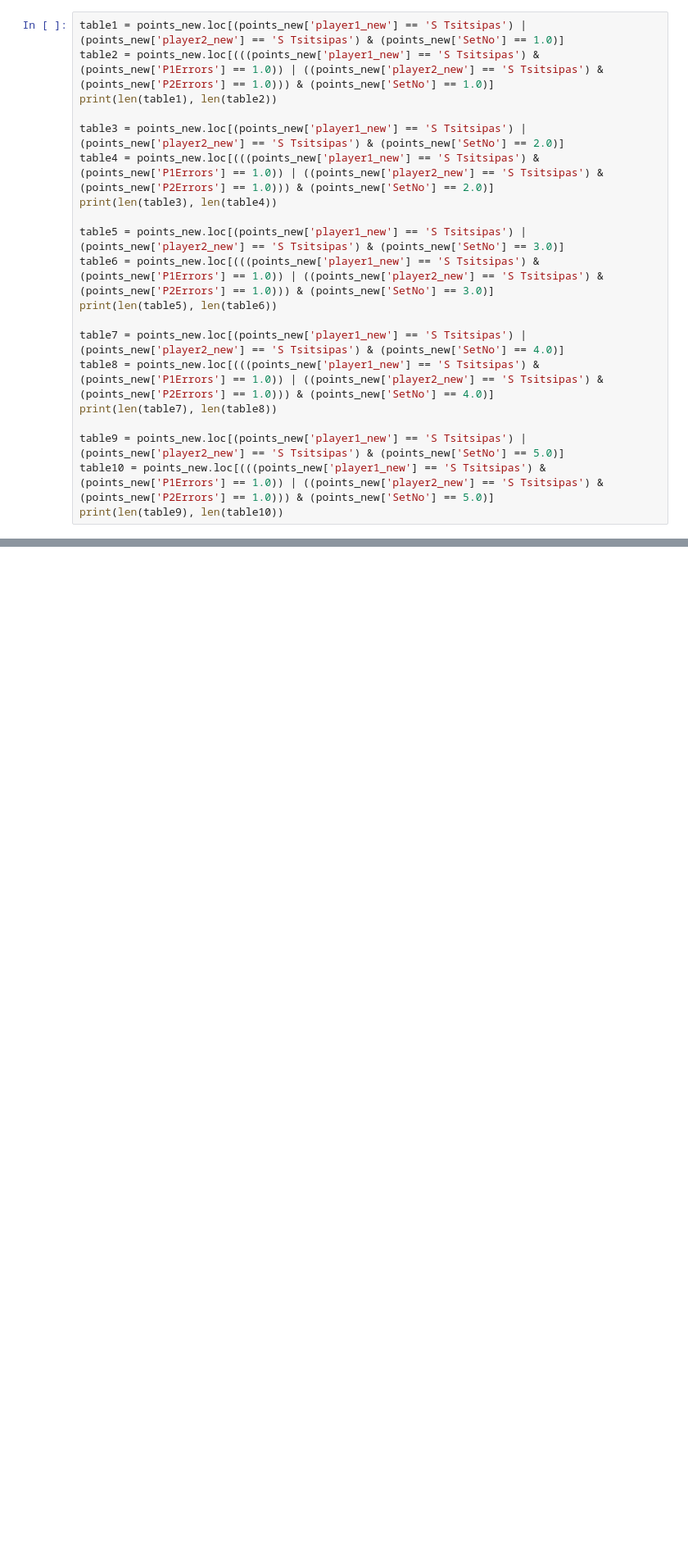
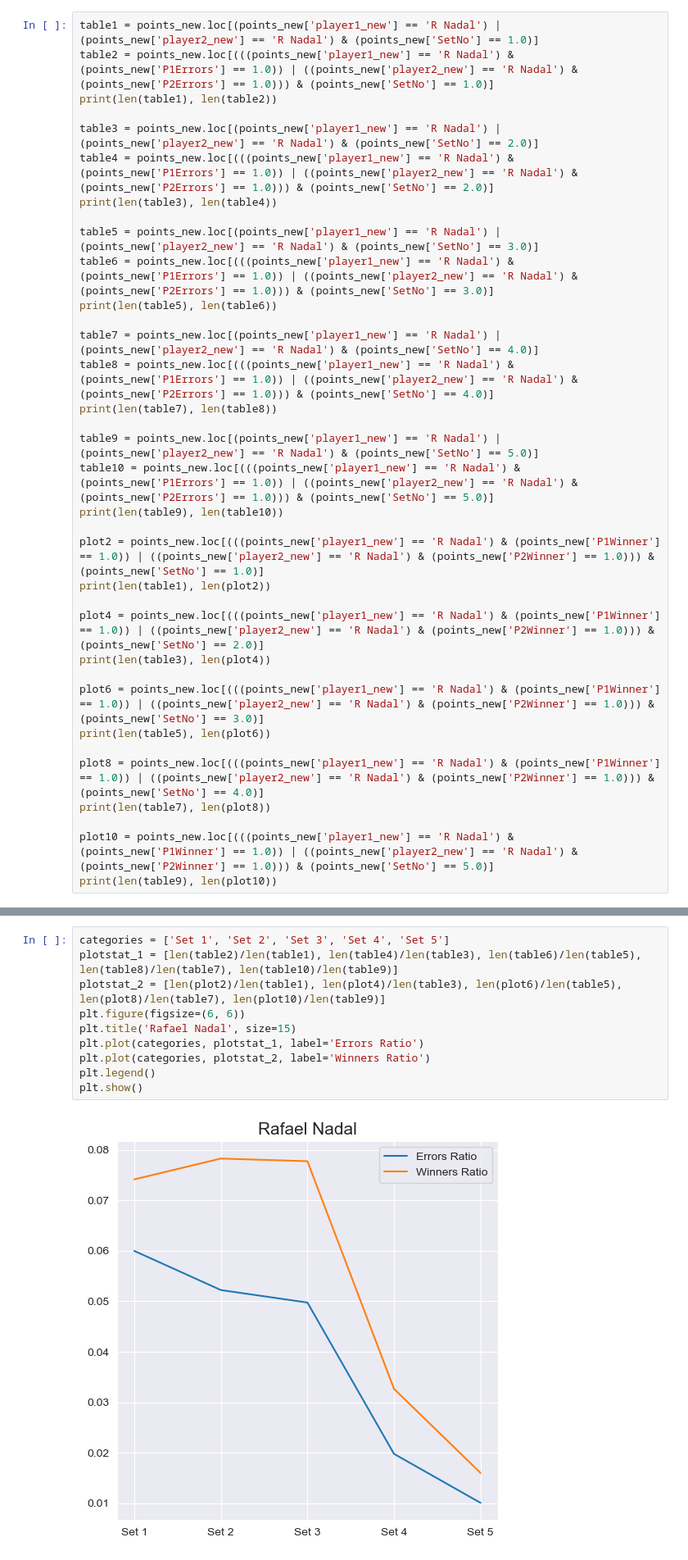
Before and after one commit to hoanganhminh01/CSE-481DS-Tennis-Analysis, a Jupyter notebook: src/playerstat.ipynb, the cells around one changed output, grey strips where cells are left out. Shown: that part at 82% size. Cells and saved outputs as stored; diff of their text form; blank space fills up the shorter version.

```diff
--- a/src/playerstat.ipynb
+++ b/src/playerstat.ipynb
@@ -72,21 +72,36 @@ points_new
 # %%
-table1 = points_new.loc[(points_new['player1_new'] == 'S Tsitsipas') | (points_new['player2_new'] == 'S Tsitsipas') & (points_new['SetNo'] == 1.0)]
-table2 = points_new.loc[(((points_new['player1_new'] == 'S Tsitsipas') & (points_new['P1Errors'] == 1.0)) | ((points_new['player2_new'] == 'S Tsitsipas') & (points_new['P2Errors'] == 1.0))) & (points_new['SetNo'] == 1.0)]
+table1 = points_new.loc[(points_new['player1_new'] == 'R Nadal') | (points_new['player2_new'] == 'R Nadal') & (points_new['SetNo'] == 1.0)]
+table2 = points_new.loc[(((points_new['player1_new'] == 'R Nadal') & (points_new['P1Errors'] == 1.0)) | ((points_new['player2_new'] == 'R Nadal') & (points_new['P2Errors'] == 1.0))) & (points_new['SetNo'] == 1.0)]
 print(len(table1), len(table2))
 
-table3 = points_new.loc[(points_new['player1_new'] == 'S Tsitsipas') | (points_new['player2_new'] == 'S Tsitsipas') & (points_new['SetNo'] == 2.0)]
-table4 = points_new.loc[(((points_new['player1_new'] == 'S Tsitsipas') & (points_new['P1Errors'] == 1.0)) | ((points_new['player2_new'] == 'S Tsitsipas') & (points_new['P2Errors'] == 1.0))) & (points_new['SetNo'] == 2.0)]
+table3 = points_new.loc[(points_new['player1_new'] == 'R Nadal') | (points_new['player2_new'] == 'R Nadal') & (points_new['SetNo'] == 2.0)]
+table4 = points_new.loc[(((points_new['player1_new'] == 'R Nadal') & (points_new['P1Errors'] == 1.0)) | ((points_new['player2_new'] == 'R Nadal') & (points_new['P2Errors'] == 1.0))) & (points_new['SetNo'] == 2.0)]
 print(len(table3), len(table4))
 
-table5 = points_new.loc[(points_new['player1_new'] == 'S Tsitsipas') | (points_new['player2_new'] == 'S Tsitsipas') & (points_new['SetNo'] == 3.0)]
-table6 = points_new.loc[(((points_new['player1_new'] == 'S Tsitsipas') & (points_new['P1Errors'] == 1.0)) | ((points_new['player2_new'] == 'S Tsitsipas') & (points_new['P2Errors'] == 1.0))) & (points_new['SetNo'] == 3.0)]
+table5 = points_new.loc[(points_new['player1_new'] == 'R Nadal') | (points_new['player2_new'] == 'R Nadal') & (points_new['SetNo'] == 3.0)]
+table6 = points_new.loc[(((points_new['player1_new'] == 'R Nadal') & (points_new['P1Errors'] == 1.0)) | ((points_new['player2_new'] == 'R Nadal') & (points_new['P2Errors'] == 1.0))) & (points_new['SetNo'] == 3.0)]
 print(len(table5), len(table6))
 
-table7 = points_new.loc[(points_new['player1_new'] == 'S Tsitsipas') | (points_new['player2_new'] == 'S Tsitsipas') & (points_new['SetNo'] == 4.0)]
-table8 = points_new.loc[(((points_new['player1_new'] == 'S Tsitsipas') & (points_new['P1Errors'] == 1.0)) | ((points_new['player2_new'] == 'S Tsitsipas') & (points_new['P2Errors'] == 1.0))) & (points_new['SetNo'] == 4.0)]
+table7 = points_new.loc[(points_new['player1_new'] == 'R Nadal') | (points_new['player2_new'] == 'R Nadal') & (points_new['SetNo'] == 4.0)]
+table8 = points_new.loc[(((points_new['player1_new'] == 'R Nadal') & (points_new['P1Errors'] == 1.0)) | ((points_new['player2_new'] == 'R Nadal') & (points_new['P2Errors'] == 1.0))) & (points_new['SetNo'] == 4.0)]
 print(len(table7), len(table8))
 
-table9 = points_new.loc[(points_new['player1_new'] == 'S Tsitsipas') | (points_new['player2_new'] == 'S Tsitsipas') & (points_new['SetNo'] == 5.0)]
-table10 = points_new.loc[(((points_new['player1_new'] == 'S Tsitsipas') & (points_new['P1Errors'] == 1.0)) | ((points_new['player2_new'] == 'S Tsitsipas') & (points_new['P2Errors'] == 1.0))) & (points_new['SetNo'] == 5.0)]
+table9 = points_new.loc[(points_new['player1_new'] == 'R Nadal') | (points_new['player2_new'] == 'R Nadal') & (points_new['SetNo'] == 5.0)]
+table10 = points_new.loc[(((points_new['player1_new'] == 'R Nadal') & (points_new['P1Errors'] == 1.0)) | ((points_new['player2_new'] == 'R Nadal') & (points_new['P2Errors'] == 1.0))) & (points_new['SetNo'] == 5.0)]
 print(len(table9), len(table10))
+
+plot2 = points_new.loc[(((points_new['player1_new'] == 'R Nadal') & (points_new['P1Winner'] == 1.0)) | ((points_new['player2_new'] == 'R Nadal') & (points_new['P2Winner'] == 1.0))) & (points_new['SetNo'] == 1.0)]
+print(len(table1), len(plot2))
+
+plot4 = points_new.loc[(((points_new['player1_new'] == 'R Nadal') & (points_new['P1Winner'] == 1.0)) | ((points_new['player2_new'] == 'R Nadal') & (points_new['P2Winner'] == 1.0))) & (points_new['SetNo'] == 2.0)]
+print(len(table3), len(plot4))
+
+plot6 = points_new.loc[(((points_new['player1_new'] == 'R Nadal') & (points_new['P1Winner'] == 1.0)) | ((points_new['player2_new'] == 'R Nadal') & (points_new['P2Winner'] == 1.0))) & (points_new['SetNo'] == 3.0)]
+print(len(table5), len(plot6))
+
+plot8 = points_new.loc[(((points_new['player1_new'] == 'R Nadal') & (points_new['P1Winner'] == 1.0)) | ((points_new['player2_new'] == 'R Nadal') & (points_new['P2Winner'] == 1.0))) & (points_new['SetNo'] == 4.0)]
+print(len(table7), len(plot8))
+
+plot10 = points_new.loc[(((points_new['player1_new'] == 'R Nadal') & (points_new['P1Winner'] == 1.0)) | ((points_new['player2_new'] == 'R Nadal') & (points_new['P2Winner'] == 1.0))) & (points_new['SetNo'] == 5.0)]
+print(len(table9), len(plot10))
 # %% [output]
@@ -97,0 +185,12 @@ print(len(table9), len(table10))
+# %%
+categories = ['Set 1', 'Set 2', 'Set 3', 'Set 4', 'Set 5']
+plotstat_1 = [len(table2)/len(table1), len(table4)/len(table3), len(table6)/len(table5), len(table8)/len(table7), len(table10)/len(table9)]
+plotstat_2 = [len(plot2)/len(table1), len(plot4)/len(table3), len(plot6)/len(table5), len(plot8)/len(table7), len(plot10)/len(table9)]
+plt.figure(figsize=(6, 6))
+plt.title('Rafael Nadal', size=15)
+plt.plot(categories, plotstat_1, label='Errors Ratio')
+plt.plot(categories, plotstat_2, label='Winners Ratio')
+plt.legend()
+plt.show()
+# %% [output]
+[figure, added]
```
Also changed, not shown: parts of 15 cells of this notebook, 13 other files.
